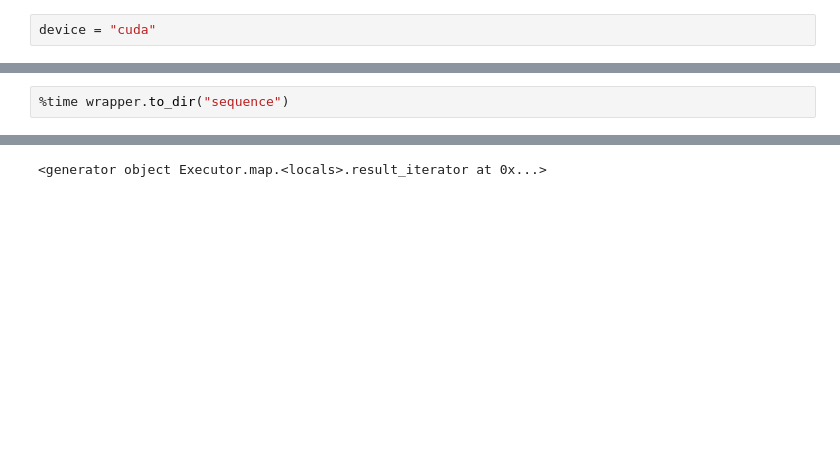
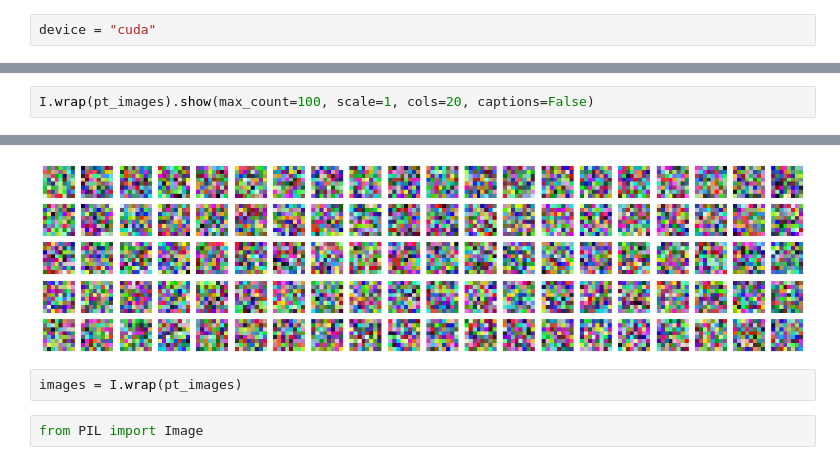
Before and after one commit to arunoda/adeep, a Jupyter notebook: aiaiart/imitools-dev.ipynb, the cells around one changed output, grey strips where cells are left out. Saved outputs shown, nothing was run; the diff lists cells and outputs as text; blank space fills up the shorter version.

```diff
--- a/aiaiart/imitools-dev.ipynb
+++ b/aiaiart/imitools-dev.ipynb
@@ -344,3 +359,3 @@ wrapper = I.wrap(pt_images).cpil()
 # %%
-%time wrapper.to_dir("sequence")
+I.wrap(pt_images).show(max_count=100, scale=1, cols=20, captions=False)
 # %% [output]
@@ -349 +362,5 @@ Wall time: 316 ms
-<generator object Executor.map.<locals>.result_iterator at 0x...>
+[figure, added]
+# %%
+images = I.wrap(pt_images)
+# %%
+from PIL import Image
```
Also changed, not shown: parts of 8 cells of this notebook, 1 other file.
